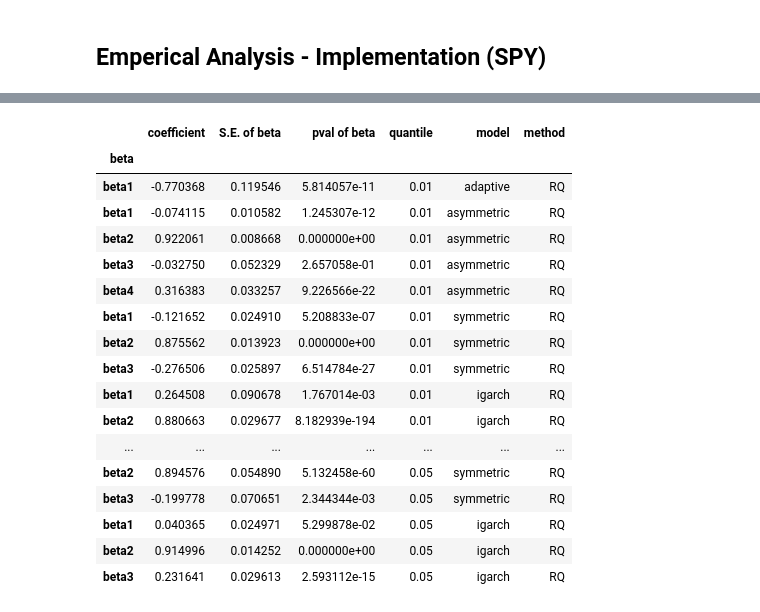
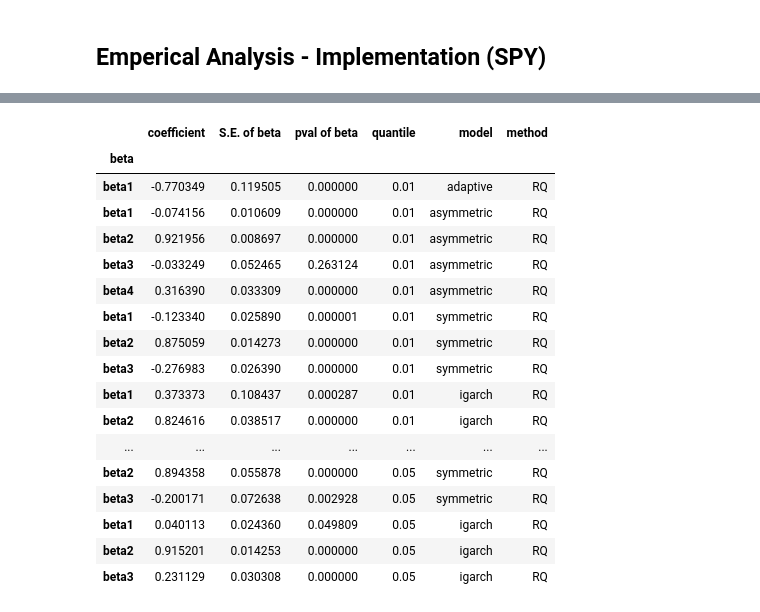
Before and after one commit to yatshunlee/CAViaR, a Jupyter notebook: notebook-test/implementation.ipynb, the cells around one changed output, grey strips where cells are left out. Cells and saved outputs as stored; diff of their text form; code cells hidden in the pictures.

```diff
--- a/notebook-test/implementation.ipynb
+++ b/notebook-test/implementation.ipynb
@@ -85,7 +85,7 @@ for ticker in tickers:
                 'traffic_out': traffic_light_test(out_samples, out_VaR, q)[0],
                 'kupiec_out': kupiec_pof_test(out_samples, out_VaR, q),
                 'independent_out': christoffersen_test(out_samples, out_VaR),
-                'dq_out': caviar_model.dq_test(out_samples, 'out'),
+                'dq_out': caviar_model.dq_test(in_samples, 'in'),
             }
 
             beta_stat = caviar_model.beta_summary()
@@ -161,23 +153,23 @@ stats_df
 # %%
-beta_stats_df
+beta_stats_df.round(6)
 # %% [output]
 |  | coefficient | S.E. of beta | pval of beta | quantile | model | method |
 | beta |  |  |  |  |  |  |
-| beta1 | -0.770368 | 0.119546 | 5.814057e-11 | 0.01 | adaptive | RQ |
-| beta1 | -0.074115 | 0.010582 | 1.245307e-12 | 0.01 | asymmetric | RQ |
-| beta2 | 0.922061 | 0.008668 | 0.000000e+00 | 0.01 | asymmetric | RQ |
-| beta3 | -0.032750 | 0.052329 | 2.657058e-01 | 0.01 | asymmetric | RQ |
-| beta4 | 0.316383 | 0.033257 | 9.226566e-22 | 0.01 | asymmetric | RQ |
-| beta1 | -0.121652 | 0.024910 | 5.208833e-07 | 0.01 | symmetric | RQ |
-| beta2 | 0.875562 | 0.013923 | 0.000000e+00 | 0.01 | symmetric | RQ |
-| beta3 | -0.276506 | 0.025897 | 6.514784e-27 | 0.01 | symmetric | RQ |
-| beta1 | 0.264508 | 0.090678 | 1.767014e-03 | 0.01 | igarch | RQ |
-| beta2 | 0.880663 | 0.029677 | 8.182939e-194 | 0.01 | igarch | RQ |
+| beta1 | -0.770349 | 0.119505 | 0.000000 | 0.01 | adaptive | RQ |
+| beta1 | -0.074156 | 0.010609 | 0.000000 | 0.01 | asymmetric | RQ |
+| beta2 | 0.921956 | 0.008697 | 0.000000 | 0.01 | asymmetric | RQ |
+| beta3 | -0.033249 | 0.052465 | 0.263124 | 0.01 | asymmetric | RQ |
+| beta4 | 0.316390 | 0.033309 | 0.000000 | 0.01 | asymmetric | RQ |
+| beta1 | -0.123340 | 0.025890 | 0.000001 | 0.01 | symmetric | RQ |
+| beta2 | 0.875059 | 0.014273 | 0.000000 | 0.01 | symmetric | RQ |
+| beta3 | -0.276983 | 0.026390 | 0.000000 | 0.01 | symmetric | RQ |
+| beta1 | 0.373373 | 0.108437 | 0.000287 | 0.01 | igarch | RQ |
+| beta2 | 0.824616 | 0.038517 | 0.000000 | 0.01 | igarch | RQ |
 | ... | ... | ... | ... | ... | ... | ... |
-| beta2 | 0.894576 | 0.054890 | 5.132458e-60 | 0.05 | symmetric | RQ |
-| beta3 | -0.199778 | 0.070651 | 2.344344e-03 | 0.05 | symmetric | RQ |
-| beta1 | 0.040365 | 0.024971 | 5.299878e-02 | 0.05 | igarch | RQ |
-| beta2 | 0.914996 | 0.014252 | 0.000000e+00 | 0.05 | igarch | RQ |
-| beta3 | 0.231641 | 0.029613 | 2.593112e-15 | 0.05 | igarch | RQ |
+| beta2 | 0.894358 | 0.055878 | 0.000000 | 0.05 | symmetric | RQ |
+| beta3 | -0.200171 | 0.072638 | 0.002928 | 0.05 | symmetric | RQ |
+| beta1 | 0.040113 | 0.024360 | 0.049809 | 0.05 | igarch | RQ |
+| beta2 | 0.915201 | 0.014253 | 0.000000 | 0.05 | igarch | RQ |
+| beta3 | 0.231129 | 0.030308 | 0.000000 | 0.05 | igarch | RQ |
 # %%
 # save data
```
Also changed, not shown: parts of 4 cells of this notebook, 4 other files.
